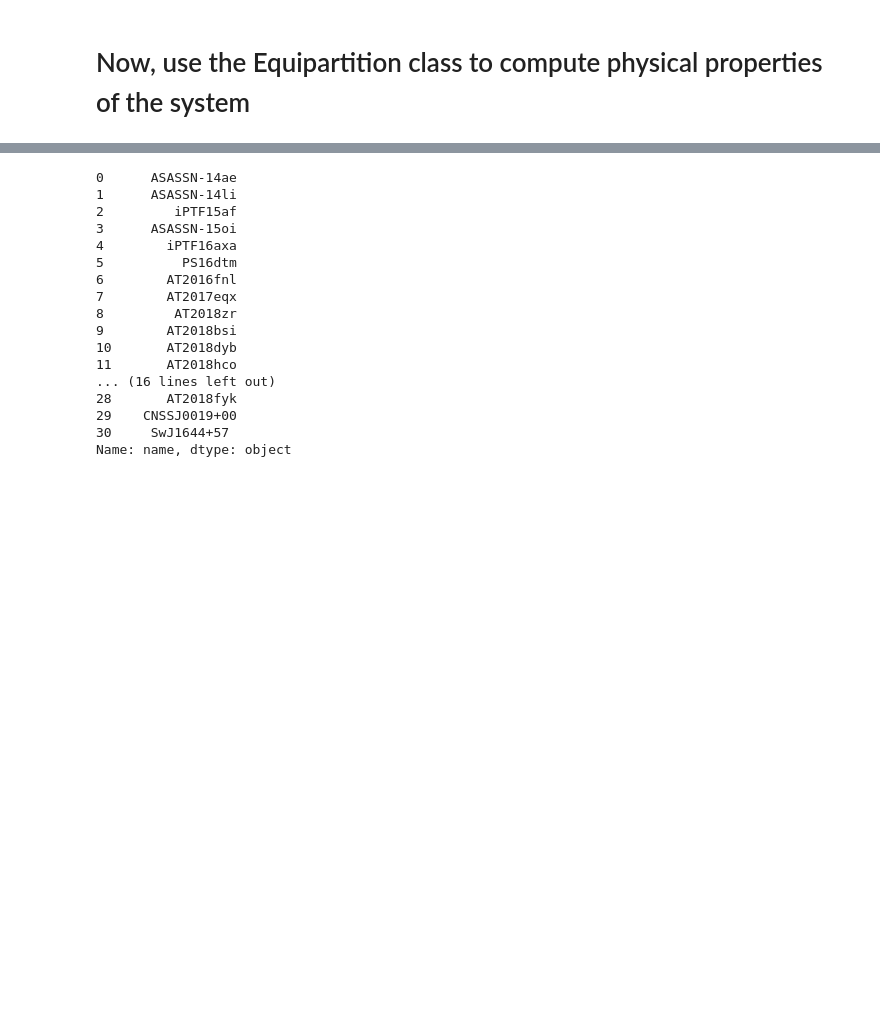
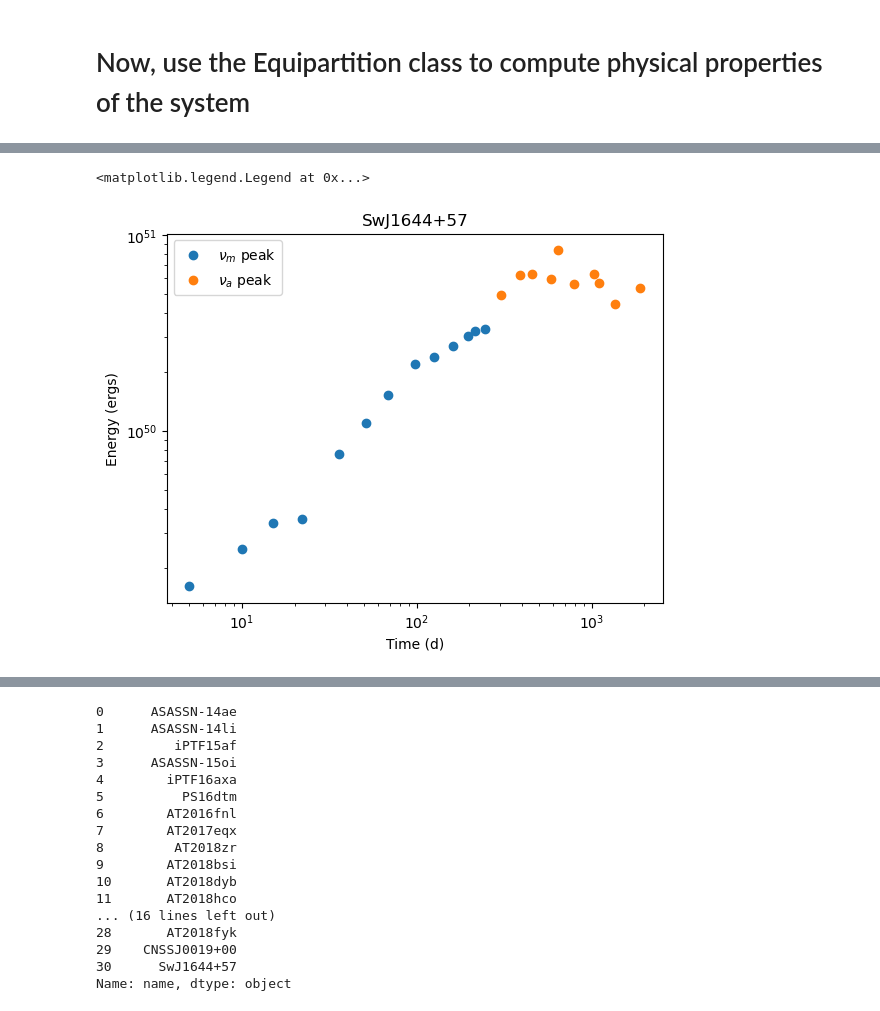
Before and after one commit to rohdog2003/equipartition, a Jupyter notebook: demos/recompute-literature-TDEs.ipynb, the cells around one changed output, grey strips where cells are left out. Drawn from its saved outputs; the diff is of its cells as text; code cells hidden in the pictures; blank space fills up the shorter version.

```diff
--- a/demos/recompute-literature-TDEs.ipynb
+++ b/demos/recompute-literature-TDEs.ipynb
@@ -117,0 +161,14 @@ ax.legend(bbox_to_anchor=(0,1),loc="lower left", ncols=3, fontsize=10)
+# %%
+plt.xscale("log")
+plt.xlabel("Time (d)")
+plt.yscale("log")
+plt.ylabel("Energy (ergs)")
+plt.title("SwJ1644+57")
+numpeak = eq1.nuA10 < eq1.nuM10
+nuapeak = np.logical_not(numpeak)
+plt.scatter(eq1.tdays[numpeak], eq1.energyeq()[numpeak], label = r"$\nu_m$ peak")
+plt.scatter(eq1.tdays[nuapeak], eq1.energyeq()[nuapeak], label = r"$\nu_a$ peak")
+plt.legend()
+# %% [output]
+<matplotlib.legend.Legend at 0x...>
+[figure, added]
```
Also changed, not shown: parts of 22 cells of this notebook.
